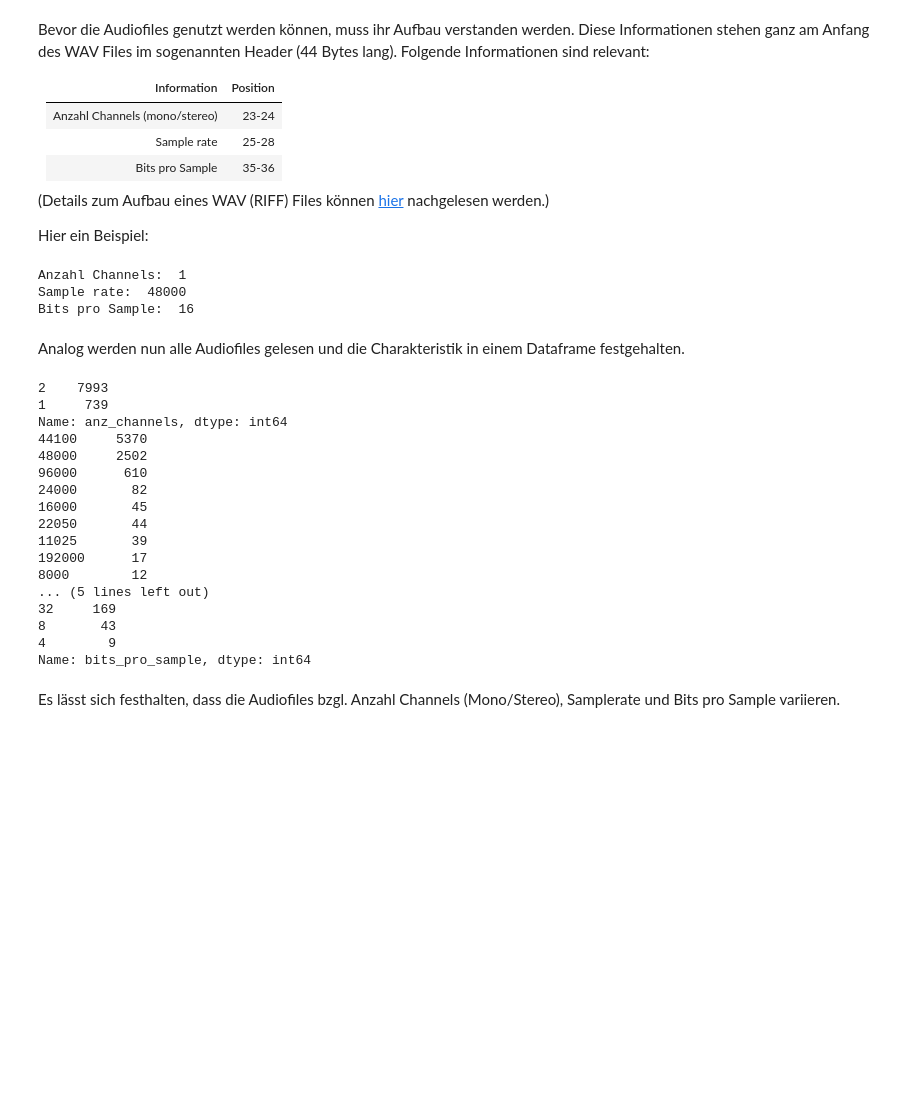
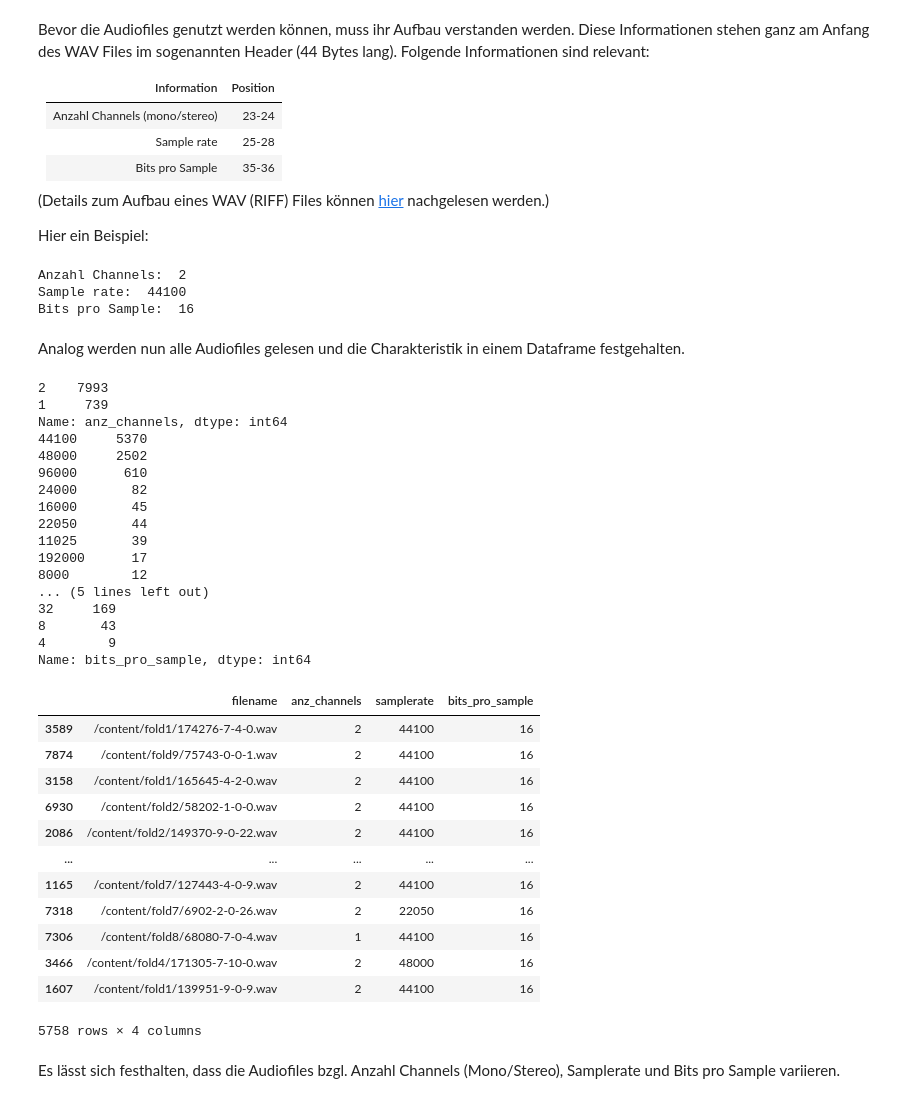
Before and after one commit to VimalKandrical/dl_sound_class, a Jupyter notebook: main.ipynb, the cells around one changed output. Drawn from its saved outputs; the diff is of its cells as text; code cells hidden in the pictures; blank space fills up the shorter version.

```diff
--- a/main.ipynb
+++ b/main.ipynb
@@ -139,15 +127,15 @@ def readheader(filename):
     channels = struct.unpack("<H", header[22:24])[0]
     samplerate = struct.unpack("<I", header[24:28])[0]
     bitsprosample = struct.unpack("<H", header[34:36])[0]
-  return (channels, samplerate, bitsprosample)
+  return (filename, channels, samplerate, bitsprosample)
 
-beispiel = readheader("/content/fold1/101415-3-0-2.wav")
-print("Anzahl Channels: ", beispiel[0])
-print("Sample rate: ", beispiel[1])
-print("Bits pro Sample: ", beispiel[2])
+beispiel = readheader("/content/fold5/100032-3-0-0.wav")
+print("Anzahl Channels: ", beispiel[1])
+print("Sample rate: ", beispiel[2])
+print("Bits pro Sample: ", beispiel[3])
 # %% [output]
-Anzahl Channels:  1
-Sample rate:  48000
+Anzahl Channels:  2
+Sample rate:  44100
 Bits pro Sample:  16
 # %% [markdown]
 Analog werden nun alle Audiofiles gelesen und die Charakteristik in einem Dataframe festgehalten.
@@ -155,39 +143,57 @@ Analog werden nun alle Audiofiles gelesen und die Charakteristik in einem Datafr
 import pandas as pd
 
 pd.options.display.max_columns = 10
+pd.options.display.max_rows = 1000
 
 metadaten = pd.read_csv("/content/UrbanSound8K.csv")
 #print(metadaten.head())
 #print(metadaten.dtypes) -> passt soweit
 
 informationen = []
 
 for i, r in metadaten.iterrows():
-  audiofile = os.path.join(os.path.abspath("/content/"),"fold"+str(r["fold"])+"/",str(r["slice_file_name"]))
+  audiofile = os.path.join(os.path.abspath("/content/"),"fold"+str(r["fold"])
+  +"/",str(r["slice_file_name"]))
   informationen.append(readheader(audiofile))
 
-aufbau = pd.DataFrame(informationen, columns=['anz_channels','samplerate','bits_pro_sample'])
+aufbau = pd.DataFrame(informationen, columns=['filename', 'anz_channels',
+                                              'samplerate', 'bits_pro_sample'])
 print(aufbau["anz_channels"].value_counts())
 print(aufbau["samplerate"].value_counts())
 print(aufbau["bits_pro_sample"].value_counts())
+
+display(aufbau[aufbau["bits_pro_sample"] == 16])
 # %% [output]
 2    7993
 1     739
 Name: anz_channels, dtype: int64
 44100     5370
 48000     2502
 96000      610
 24000       82
 16000       45
 22050       44
 11025       39
 192000      17
 8000        12
 ... (5 lines left out)
 32     169
 8       43
 4        9
 Name: bits_pro_sample, dtype: int64
+|  | filename | anz_channels | samplerate | bits_pro_sample |
+| 3589 | /content/fold1/174276-7-4-0.wav | 2 | 44100 | 16 |
+| 7874 | /content/fold9/75743-0-0-1.wav | 2 | 44100 | 16 |
+| 3158 | /content/fold1/165645-4-2-0.wav | 2 | 44100 | 16 |
+| 6930 | /content/fold2/58202-1-0-0.wav | 2 | 44100 | 16 |
+| 2086 | /content/fold2/149370-9-0-22.wav | 2 | 44100 | 16 |
+| ... | ... | ... | ... | ... |
+| 1165 | /content/fold7/127443-4-0-9.wav | 2 | 44100 | 16 |
+| 7318 | /content/fold7/6902-2-0-26.wav | 2 | 22050 | 16 |
+| 7306 | /content/fold8/68080-7-0-4.wav | 1 | 44100 | 16 |
+| 3466 | /content/fold4/171305-7-10-0.wav | 2 | 48000 | 16 |
+| 1607 | /content/fold1/139951-9-0-9.wav | 2 | 44100 | 16 |
+5758 rows × 4 columns
 # %% [markdown]
 Es lässt sich festhalten, dass die Audiofiles bzgl. Anzahl Channels (Mono/Stereo), Samplerate und Bits pro Sample variieren.
 # %% [markdown]
```
Also changed, not shown: parts of 14 cells of this notebook.
